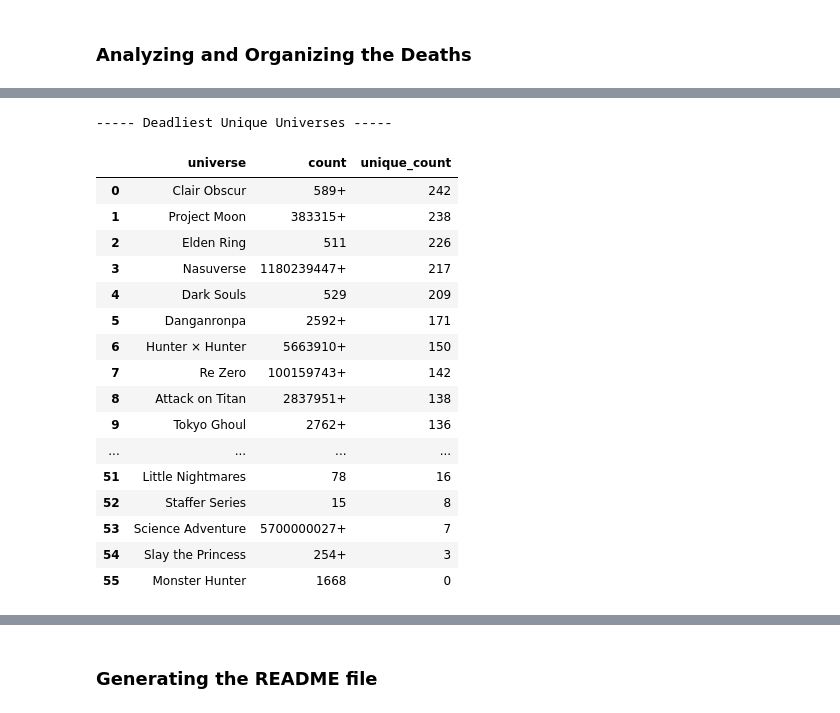
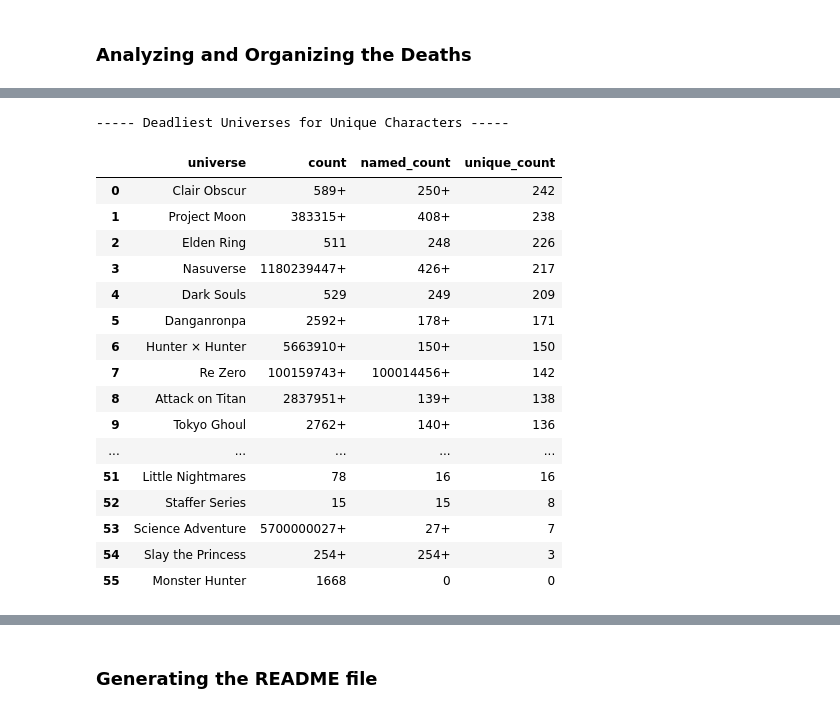
Before and after one commit to PurpleShad0w/Lists-of-Deaths, a Jupyter notebook: main.ipynb, the cells around one changed output, grey strips where cells are left out. Drawn from its saved outputs; the diff is of its cells as text; code cells hidden in the pictures.

```diff
--- a/main.ipynb
+++ b/main.ipynb
@@ -388,8 +388,10 @@ def nunique_filtered(series):
 	return series[~series.str.match(unnamed_pattern, na=False)].nunique()
 # %%
 death_display = deaths[[not x.endswith(' ⟨composite⟩') for x in deaths['character']]]
+death_display['named_count'] = death_display['count'].where(death_display['named'], 0)
 death_display = death_display.groupby(by=['universe']).aggregate(
 	count = ('count', 'sum'),
+	named_count = ('named_count', 'sum'),
 	unique_count = ('character', nunique_filtered),
 	minimum = ('minimum', 'any')
 )
@@ -397,7 +399,7 @@ death_display = death_display.groupby(by=['universe']).aggregate(
 print('----- Deadliest Universes -----')
 death_display.sort_values(by=['count'], ascending=False, inplace=True)
 death_display['count'] = death_display.apply(lambda row: format_count(row['count'], row['minimum']), axis=1)
-death_display.drop(columns=['minimum'], inplace=True)
-pd.DataFrame(death_display.reset_index().rename(columns={0:'deaths'}))
+death_display['named_count'] = death_display.apply(lambda row: format_count(row['named_count'], row['minimum']), axis=1)
+pd.DataFrame(death_display.drop(columns=['minimum']).reset_index().rename(columns={0:'deaths'}))
 # %% [output]
 ----- Deadliest Universes -----
@@ -420,0 +423,4 @@ pd.DataFrame(death_display.reset_index().rename(columns={0:'deaths'}))
+# %%
+print('----- Deadliest Universes for Named Characters -----')
+death_display.sort_values(by=['named_count'], ascending=False, inplace=True)
+pd.DataFrame(death_display.drop(columns=['minimum']).reset_index().rename(columns={0:'deaths'}))
@@ -421,26 +446,26 @@ pd.DataFrame(death_display.reset_index().rename(columns={0:'deaths'}))
 # %%
-print('----- Deadliest Unique Universes -----')
+print('----- Deadliest Universes for Unique Characters -----')
 death_display.sort_values(by=['unique_count'], ascending=False, inplace=True)
-pd.DataFrame(death_display.reset_index().rename(columns={0:'deaths'}))
+pd.DataFrame(death_display.drop(columns=['minimum']).reset_index().rename(columns={0:'deaths'}))
 # %% [output]
------ Deadliest Unique Universes -----
+----- Deadliest Universes for Unique Characters -----
-|  | universe | count | unique_count |
-| 0 | Clair Obscur | 589+ | 242 |
-| 1 | Project Moon | 383315+ | 238 |
-| 2 | Elden Ring | 511 | 226 |
-| 3 | Nasuverse | 1180239447+ | 217 |
-| 4 | Dark Souls | 529 | 209 |
-| 5 | Danganronpa | 2592+ | 171 |
-| 6 | Hunter × Hunter | 5663910+ | 150 |
-| 7 | Re Zero | 100159743+ | 142 |
-| 8 | Attack on Titan | 2837951+ | 138 |
-| 9 | Tokyo Ghoul | 2762+ | 136 |
-| ... | ... | ... | ... |
-| 51 | Little Nightmares | 78 | 16 |
-| 52 | Staffer Series | 15 | 8 |
-| 53 | Science Adventure | 5700000027+ | 7 |
-| 54 | Slay the Princess | 254+ | 3 |
-| 55 | Monster Hunter | 1668 | 0 |
+|  | universe | count | named_count | unique_count |
+| 0 | Clair Obscur | 589+ | 250+ | 242 |
+| 1 | Project Moon | 383315+ | 408+ | 238 |
+| 2 | Elden Ring | 511 | 248 | 226 |
+| 3 | Nasuverse | 1180239447+ | 426+ | 217 |
+| 4 | Dark Souls | 529 | 249 | 209 |
+| 5 | Danganronpa | 2592+ | 178+ | 171 |
+| 6 | Hunter × Hunter | 5663910+ | 150+ | 150 |
+| 7 | Re Zero | 100159743+ | 100014456+ | 142 |
+| 8 | Attack on Titan | 2837951+ | 139+ | 138 |
+| 9 | Tokyo Ghoul | 2762+ | 140+ | 136 |
+| ... | ... | ... | ... | ... |
+| 51 | Little Nightmares | 78 | 16 | 16 |
+| 52 | Staffer Series | 15 | 15 | 8 |
+| 53 | Science Adventure | 5700000027+ | 27+ | 7 |
+| 54 | Slay the Princess | 254+ | 254+ | 3 |
+| 55 | Monster Hunter | 1668 | 0 | 0 |
 # %%
 def join_with_counts(series):
 	seen = {}
```
Also changed, not shown: parts of 7 cells of this notebook, 4 other files.
